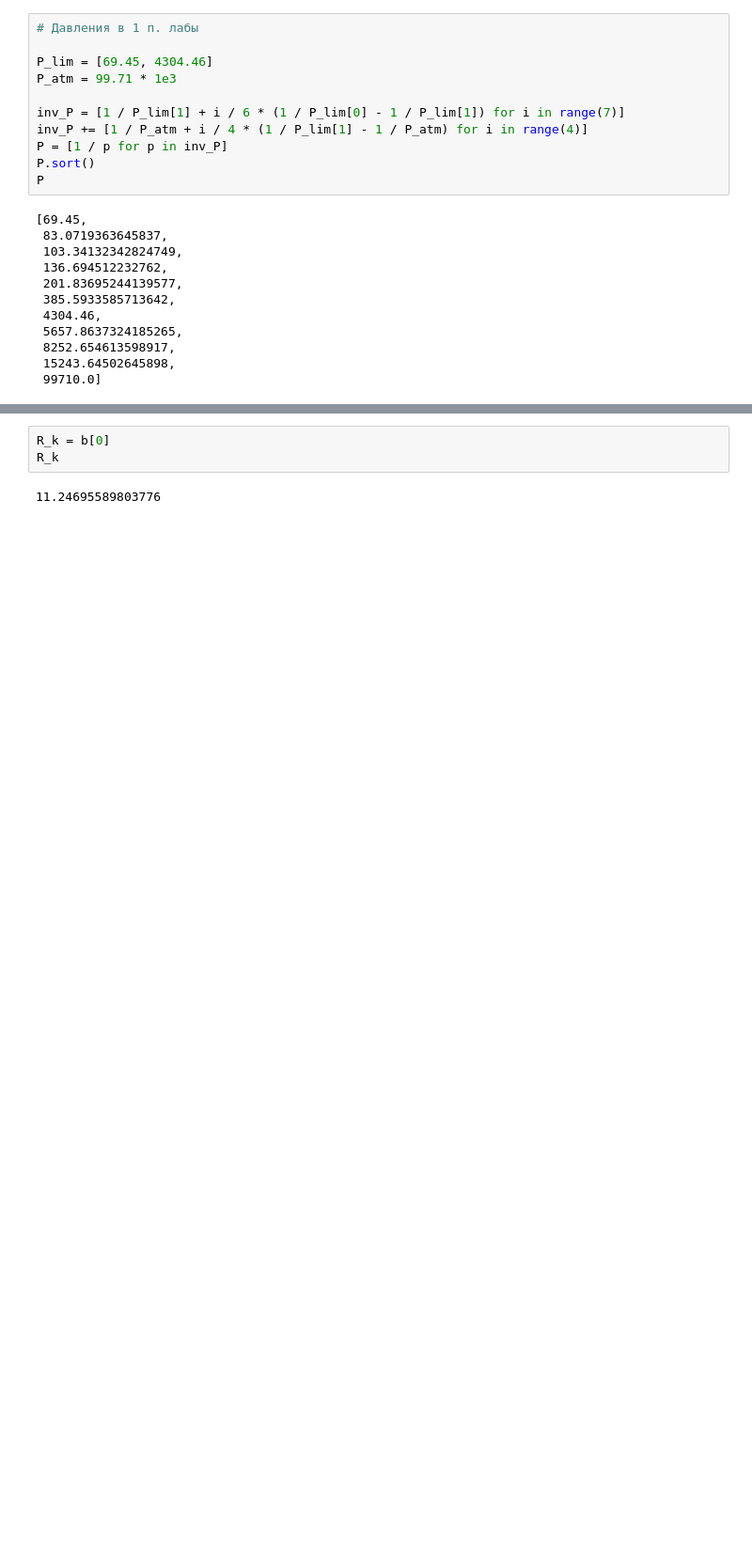
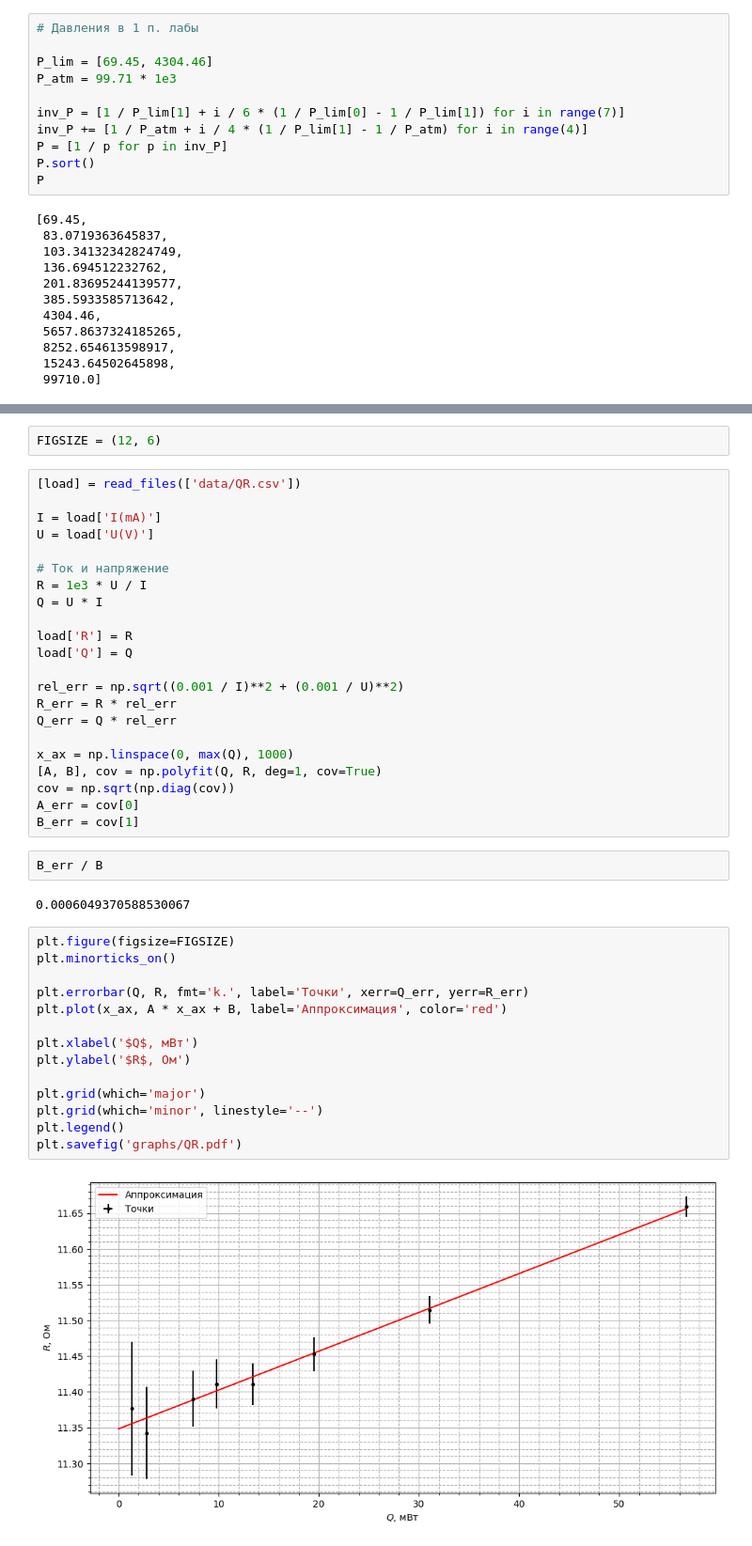
Before and after one commit to victorbaldin56/phys_vpv, a Jupyter notebook: 2_sem/calc.ipynb, the cells around one changed output, grey strips where cells are left out. Shown at 94% size. Cells and saved outputs as stored; diff of their text form; blank space fills up the shorter version.

Commit message:
add graphs (2 sem)

```diff
--- a/2_sem/calc.ipynb
+++ b/2_sem/calc.ipynb
@@ -127,7 +68,46 @@ with open('include.tex', 'w') as f:
-# %%
-R_k = b[0]
-R_k
-# %% [output]
-11.24695589803776
+# %%
+FIGSIZE = (12, 6)
+# %%
+[load] = read_files(['data/QR.csv'])
+
+I = load['I(mA)']
+U = load['U(V)']
+
+# Ток и напряжение
+R = 1e3 * U / I
+Q = U * I
+
+load['R'] = R
+load['Q'] = Q
+
+rel_err = np.sqrt((0.001 / I)**2 + (0.001 / U)**2)
+R_err = R * rel_err
+Q_err = Q * rel_err
+
+x_ax = np.linspace(0, max(Q), 1000)
+[A, B], cov = np.polyfit(Q, R, deg=1, cov=True)
+cov = np.sqrt(np.diag(cov))
+A_err = cov[0]
+B_err = cov[1]
+# %%
+B_err / B
+# %% [output]
+0.0006049370588530067
+# %%
+plt.figure(figsize=FIGSIZE)
+plt.minorticks_on()
+
+plt.errorbar(Q, R, fmt='k.', label='Точки', xerr=Q_err, yerr=R_err)
+plt.plot(x_ax, A * x_ax + B, label='Аппроксимация', color='red')
+
+plt.xlabel('$Q$, мВт')
+plt.ylabel('$R$, Ом')
+
+plt.grid(which='major')
+plt.grid(which='minor', linestyle='--')
+plt.legend()
+plt.savefig('graphs/QR.pdf')
+# %% [output]
+[figure, added]
 # %%
 ALPHA = 3.92e-3
```
Also changed, not shown: parts of 9 cells of this notebook, 19 other files.
